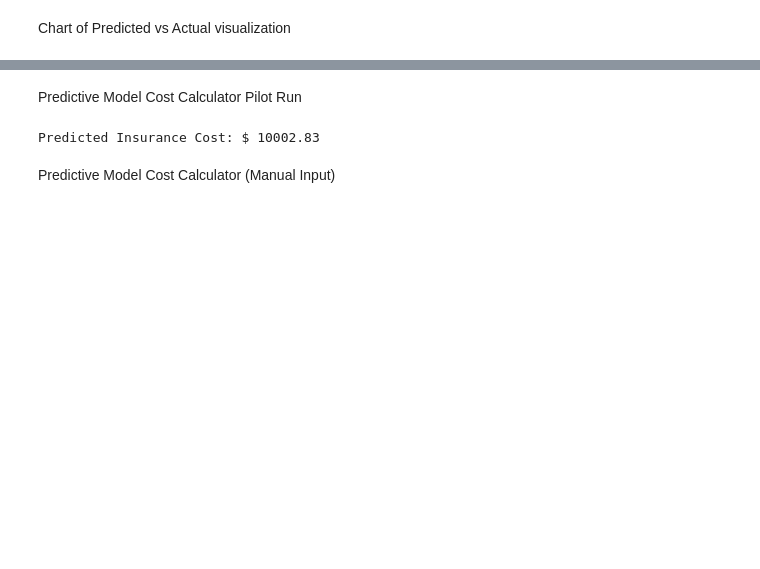
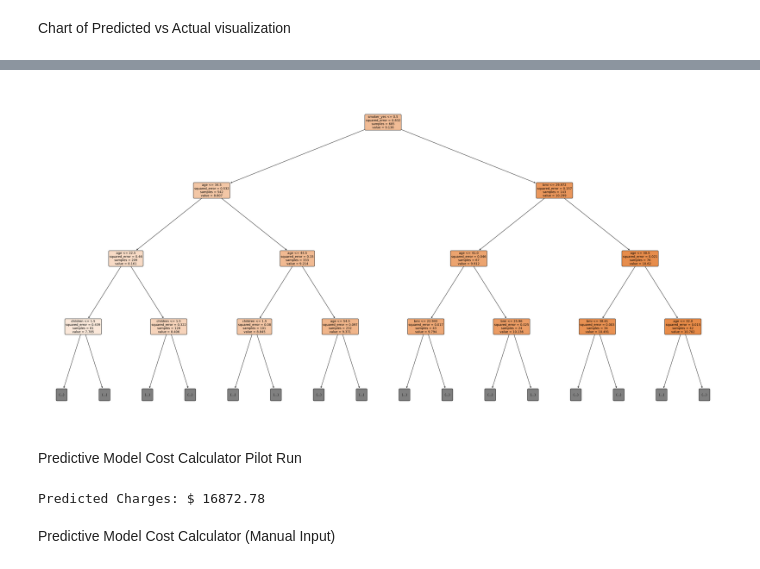
Before and after one commit to ka-kwok/Hackathon2Team1Project-Health-Insurance-Analysis, a Jupyter notebook: jupyter_notebooks/Prediction_test.ipynb, the cells around one changed output, grey strips where cells are left out. Cells and saved outputs as stored; diff of their text form; code cells hidden in the pictures; blank space fills up the shorter version.

Commit message:
Updates to the predictions notebook

```diff
--- a/jupyter_notebooks/Prediction_test.ipynb
+++ b/jupyter_notebooks/Prediction_test.ipynb
@@ -243,18 +207,24 @@ def predict_insurance_cost(age, sex, bmi, children, smoker, region, model, encod
+# %%
+# show a decision tree from the random forest
+
+from sklearn.tree import plot_tree
+import matplotlib.pyplot as plt
+
+# Pick one tree from the forest
+estimator = rf_model.estimators_[0]
+
+plt.figure(figsize=(40,20))
+plot_tree(estimator,
+          feature_names=X.columns,
+          filled=True,
+          max_depth=3,
+          class_names=['No', 'Yes'],  # Add this line for Yes/No labels
+          rounded=True,  # Optional: makes boxes rounded
+          fontsize=10)   # Optional: adjust font size for readability
+plt.savefig('tree.png', dpi=300, bbox_inches='tight')
+
+plt.show()
+# %% [output]
+[figure, added]
 # %% [markdown]
 Predictive Model Cost Calculator Pilot Run
-# %%
-# Example: Predict for a 35-year-old male, BMI=28.5, 2 kids, smoker, living in southeast
-cost = predict_insurance_cost(
-    age = 35,
-    sex = "male",
-    bmi = 28.5,
-    children = 2,
-    smoker = "yes",
-    region = "southeast",
-    model=rf_model,
-    encoder_columns=X.columns
-)
-
-print("Predicted Insurance Cost: $", cost)
-# %% [output]
-Predicted Insurance Cost: $ 10002.83
@@ -261,3 +279,12 @@ Predicted Insurance Cost: $ 10002.83
+# %%
+insurance_cost = predict_insurance_cost_v3(
+    age=25, sex="female", bmi_category="obese", children=0,
+    smoker="yes", region="northwest", model=rf_model, feature_names=X.columns
+)
+
+print("Predicted Charges: $", insurance_cost)
+# %% [output]
+Predicted Charges: $ 16872.78
 # %% [markdown]
 Predictive Model Cost Calculator (Manual Input)
 # %%
```
Also changed, not shown: parts of 13 cells of this notebook, 1 other file.
